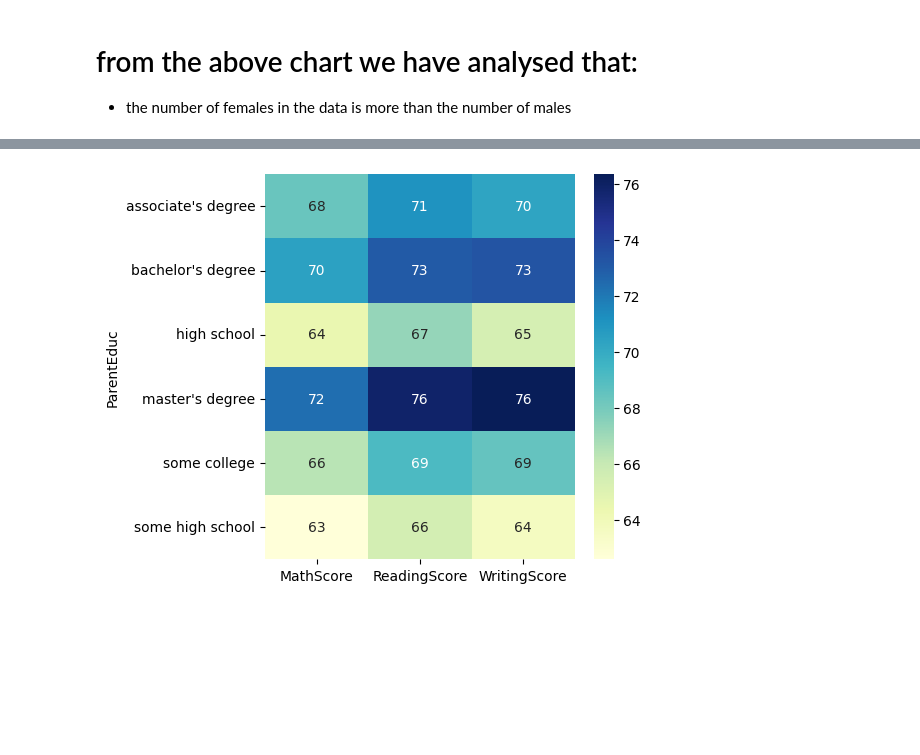
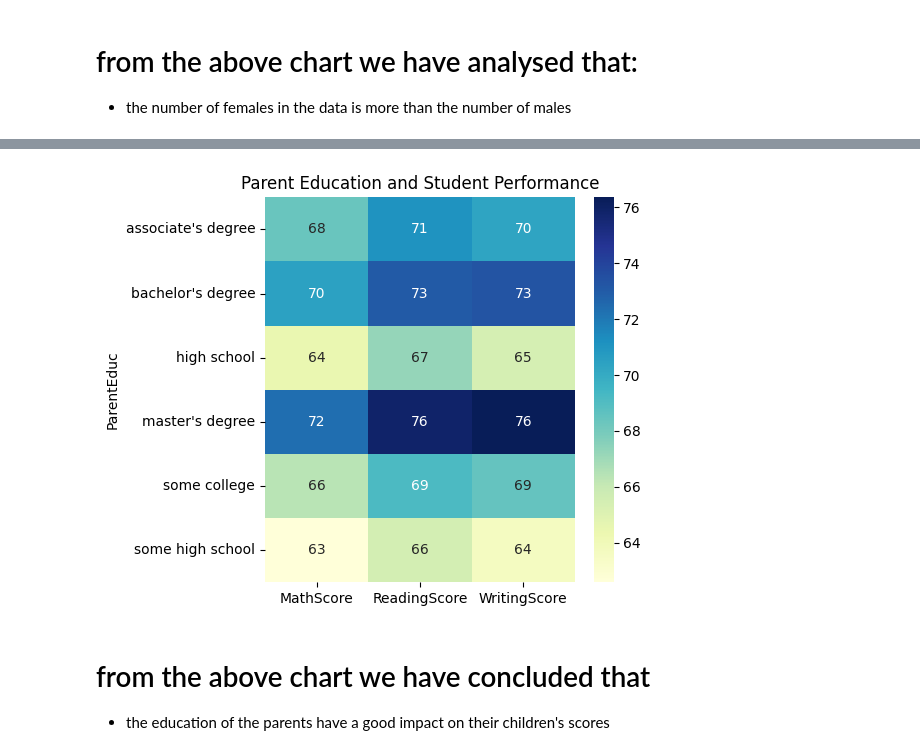
Before and after one commit to Amanmishra03/data-analysis---project, a Jupyter notebook: student marks analysis/analysis.ipynb, the cells around one changed output, grey strips where cells are left out. Cells and saved outputs as stored; diff of their text form; code cells hidden in the pictures; blank space fills up the shorter version.

Commit message:
student mark analysis

```diff
--- a/student marks analysis/analysis.ipynb
+++ b/student marks analysis/analysis.ipynb
@@ -105,6 +48,10 @@ some high school    62.584013     65.510785     63.632409
 # %%
 plt.figure(figsize=(5, 5))
 sns.heatmap(gb,annot=True, cmap="YlGnBu")
+plt.title("Parent Education and Student Performance")
 plt.show()
 # %% [output]
-[figure, old version]
+[figure, new version]
+# %% [markdown]
+# from the above chart we have concluded that
+- the education of the parents have a good impact on their children's scores
```
Also changed, not shown: parts of 10 cells of this notebook.
